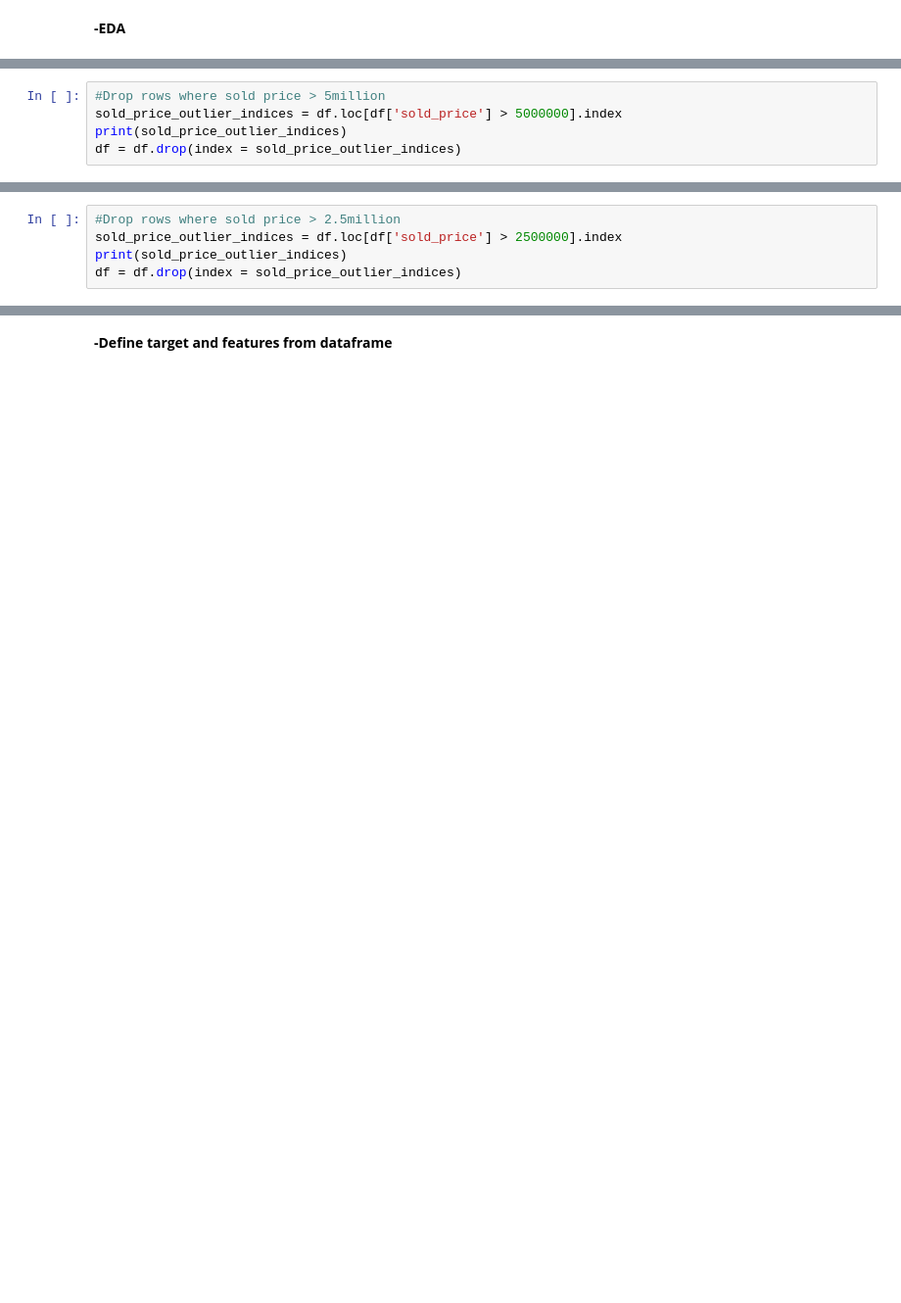
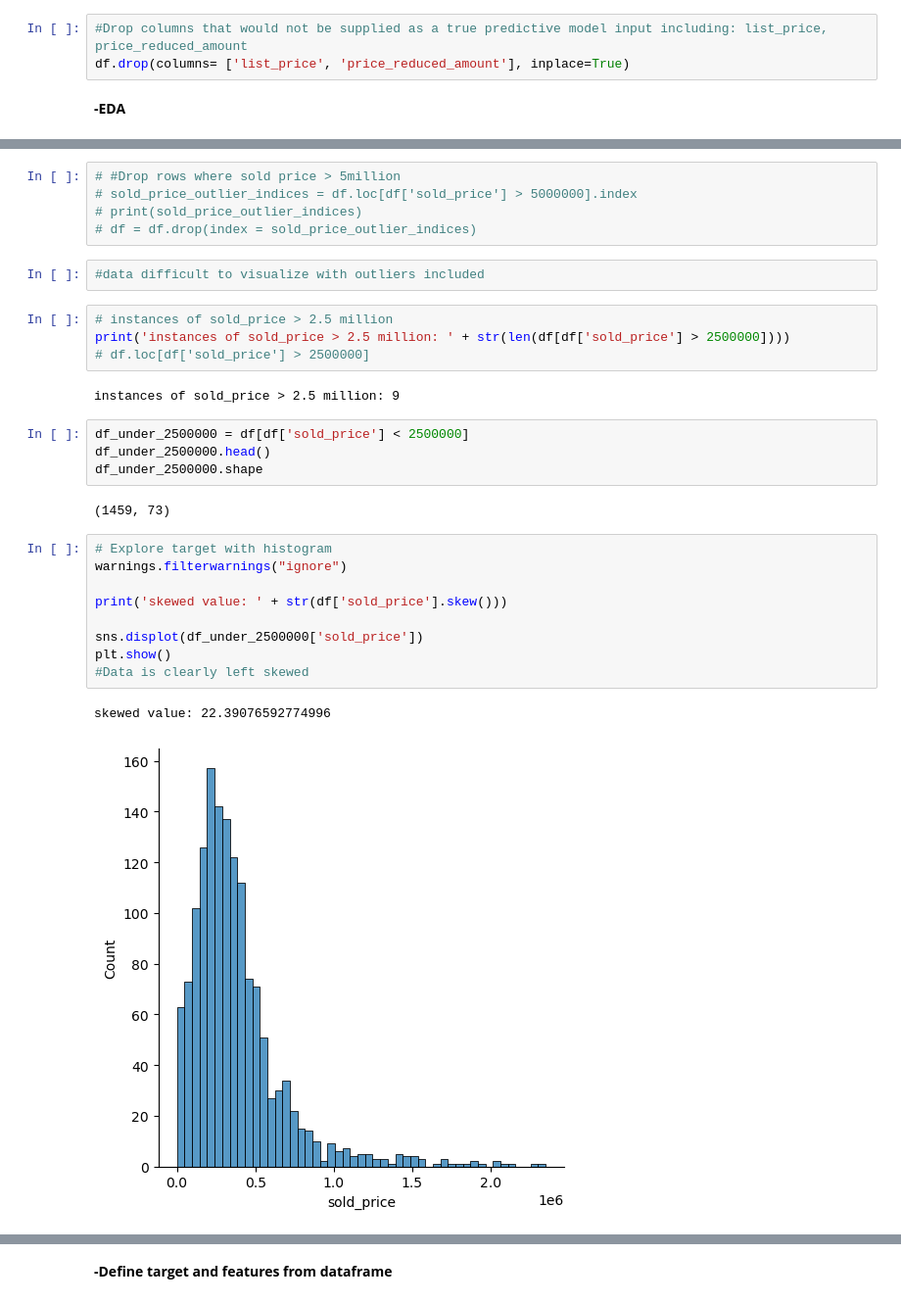
Before and after one commit to tylanoflynn/supervised_learning, a Jupyter notebook: notebooks/EDA.ipynb, the cells around one changed output, grey strips where cells are left out. Shown at 98% size. Cells and saved outputs as stored; diff of their text form; blank space fills up the shorter version.

```diff
--- a/notebooks/EDA.ipynb
+++ b/notebooks/EDA.ipynb
@@ -598,2 +548,5 @@ df['property_id'].nunique()
+# %%
+#Drop columns that would not be supplied as a true predictive model input including: list_price, price_reduced_amount
+df.drop(columns= ['list_price', 'price_reduced_amount'], inplace=True)
 # %% [markdown]
 **-EDA**
@@ -629,5 +552,0 @@ df.loc[df['sold_price'] > 5000000]
-# %%
-#Drop rows where sold price > 5million
-sold_price_outlier_indices = df.loc[df['sold_price'] > 5000000].index
-print(sold_price_outlier_indices)
-df = df.drop(index = sold_price_outlier_indices)
@@ -660,5 +552,0 @@ df.loc[df['sold_price'] > 2500000]
-# %%
-#Drop rows where sold price > 2.5million
-sold_price_outlier_indices = df.loc[df['sold_price'] > 2500000].index
-print(sold_price_outlier_indices)
-df = df.drop(index = sold_price_outlier_indices)
@@ -677,0 +576,31 @@ plt.show()
+# %%
+# #Drop rows where sold price > 5million
+# sold_price_outlier_indices = df.loc[df['sold_price'] > 5000000].index
+# print(sold_price_outlier_indices)
+# df = df.drop(index = sold_price_outlier_indices)
+# %%
+#data difficult to visualize with outliers included
+# %%
+# instances of sold_price > 2.5 million
+print('instances of sold_price > 2.5 million: ' + str(len(df[df['sold_price'] > 2500000])))
+# df.loc[df['sold_price'] > 2500000]
+# %% [output]
+instances of sold_price > 2.5 million: 9
+# %%
+df_under_2500000 = df[df['sold_price'] < 2500000]
+df_under_2500000.head()
+df_under_2500000.shape
+# %% [output]
+(1459, 73)
+# %%
+# Explore target with histogram
+warnings.filterwarnings("ignore")
+
+print('skewed value: ' + str(df['sold_price'].skew()))
+
+sns.displot(df_under_2500000['sold_price'])
+plt.show()
+#Data is clearly left skewed
+# %% [output]
+skewed value: 22.39076592774996
+[figure, added]
```
Also changed, not shown: parts of 60 cells of this notebook.
